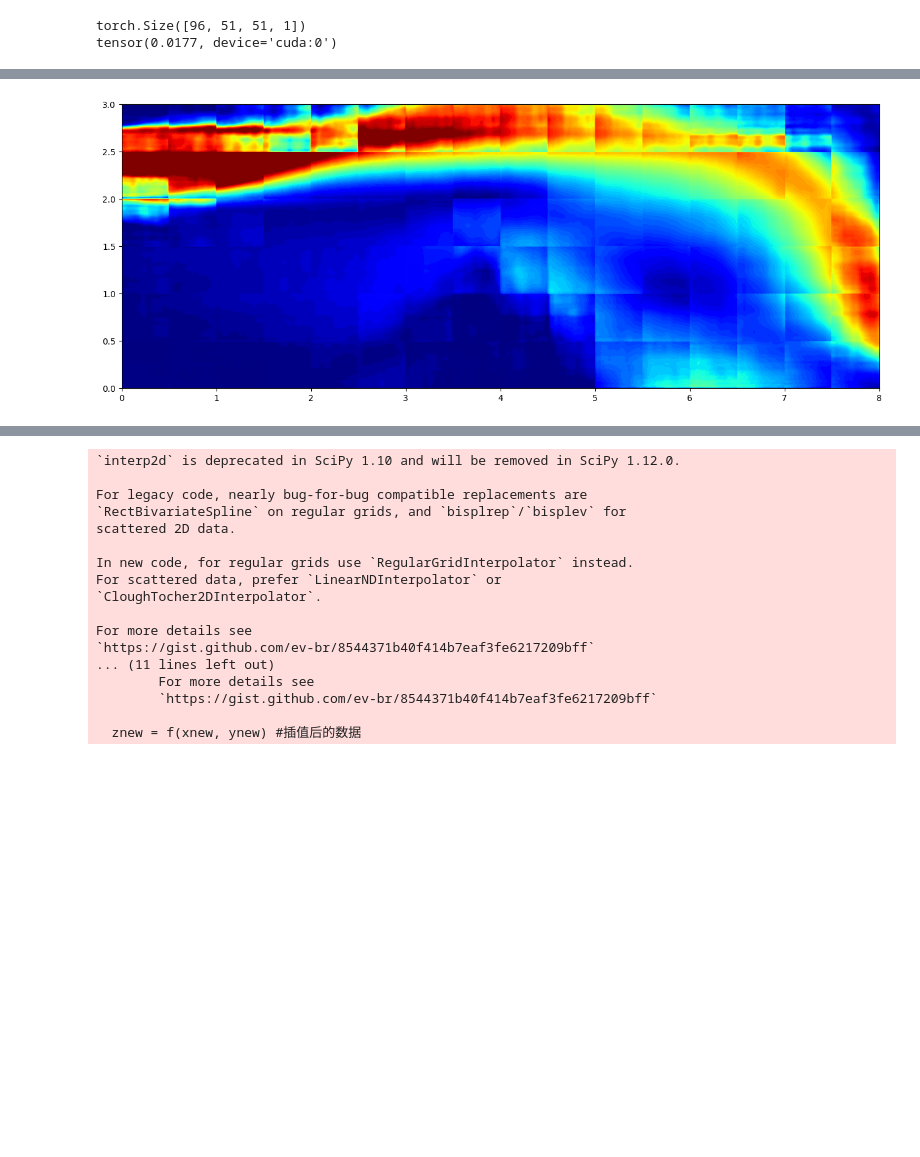
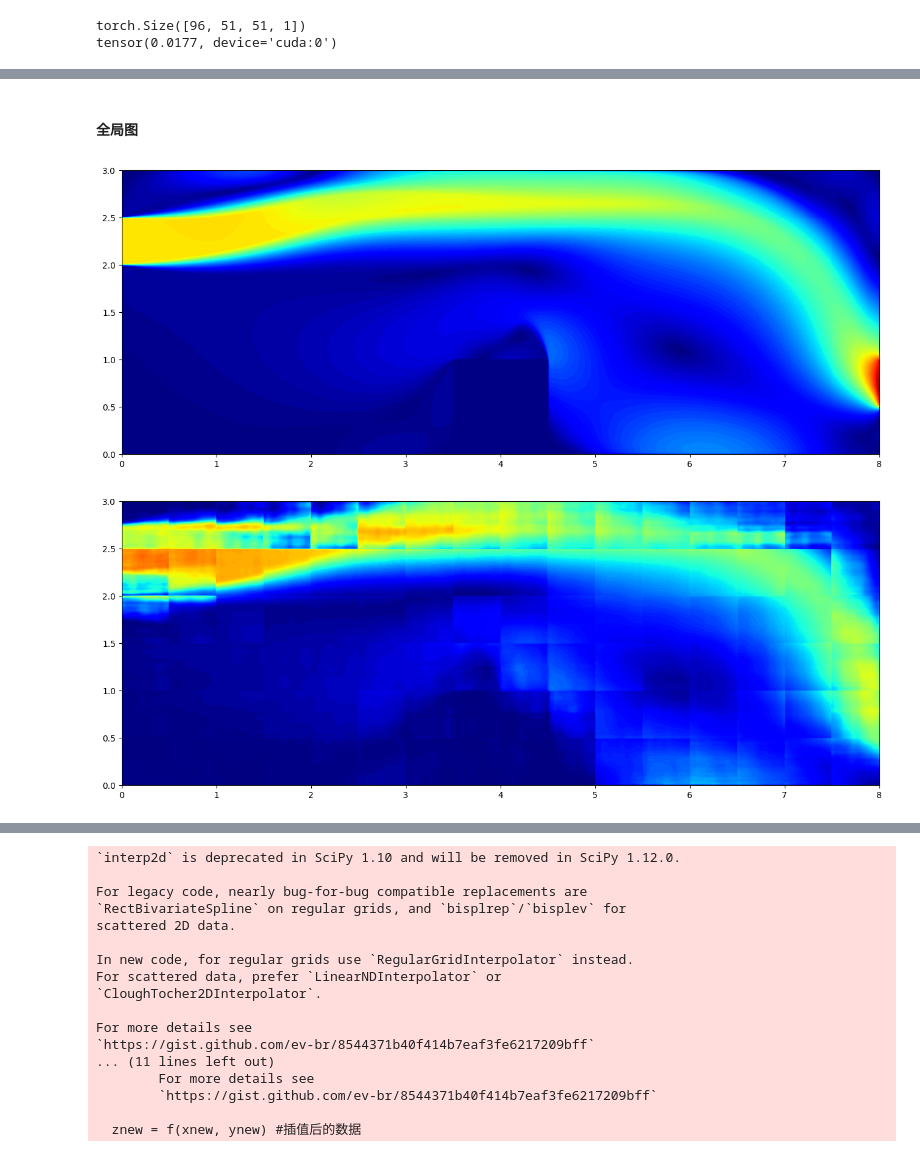
Before and after one commit to T1318/Fast-predication, a Jupyter notebook: utils/Pred.ipynb, the cells around one changed output, grey strips where cells are left out. Cells and saved outputs as stored; diff of their text form; code cells hidden in the pictures; blank space fills up the shorter version.

```diff
--- a/utils/Pred.ipynb
+++ b/utils/Pred.ipynb
@@ -173,3 +173,23 @@ plt.show()
+# %% [markdown]
+#### 全局图
+# %%
+all_zone_truth = np.zeros((300,800))
+for i in range(n_y):
+	for j in range(n_x):
+		if i == (n_y-1) and j != (n_x-1):
+			all_zone_truth[-p_x:,j*(p_y-1):(j+1)*(p_y-1)+1] = test_label[i+j*n_y,:,:,0]
+		elif i != (n_y-1) and j == (n_x-1):
+			all_zone_truth[i*(p_x-1):(i+1)*(p_x-1)+1,-p_y:] = test_label[i+j*n_y,:,:,0]
+		elif i == (n_y-1) and j == (n_x-1):
+			all_zone_truth[-p_x:,-p_y:] = test_label[i+j*n_y,:,:,0]
+		else:
+			all_zone_truth[i*(p_x-1):(i+1)*(p_x-1)+1,j*(p_y-1):(j+1)*(p_y-1)+1] = test_label[i+j*n_y,:,:,0]
+
+fig,axs = plt.subplots(1,figsize=(n_x,n_y))
+axs.contourf(np.linspace(0,8,800),np.linspace(0,3,300),all_zone_truth,100,cmap='jet',vmin=0,vmax=1.5)
+axs.set_aspect('equal')
+# %% [output]
+[figure, added]
 # %%
 all_zone = np.zeros((300,800))
 for i in range(n_y):
@@ -184,7 +204,7 @@ for i in range(n_y):
 			all_zone[i*(p_x-1):(i+1)*(p_x-1)+1,j*(p_y-1):(j+1)*(p_y-1)+1] = test_x[i+j*n_y,:,:,0]
 
 fig,axs = plt.subplots(1,figsize=(n_x,n_y))
-axs.contourf(np.linspace(0,8,800),np.linspace(0,3,300),all_zone,100,cmap='jet',vmin=0,vmax=1)
+axs.contourf(np.linspace(0,8,800),np.linspace(0,3,300),all_zone,100,cmap='jet',vmin=0,vmax=1.5)
 axs.set_aspect('equal')
 # %% [output]
-[figure, old version]
+[figure, new version]
```
Also changed, not shown: parts of 7 cells of this notebook, 6 other files.
